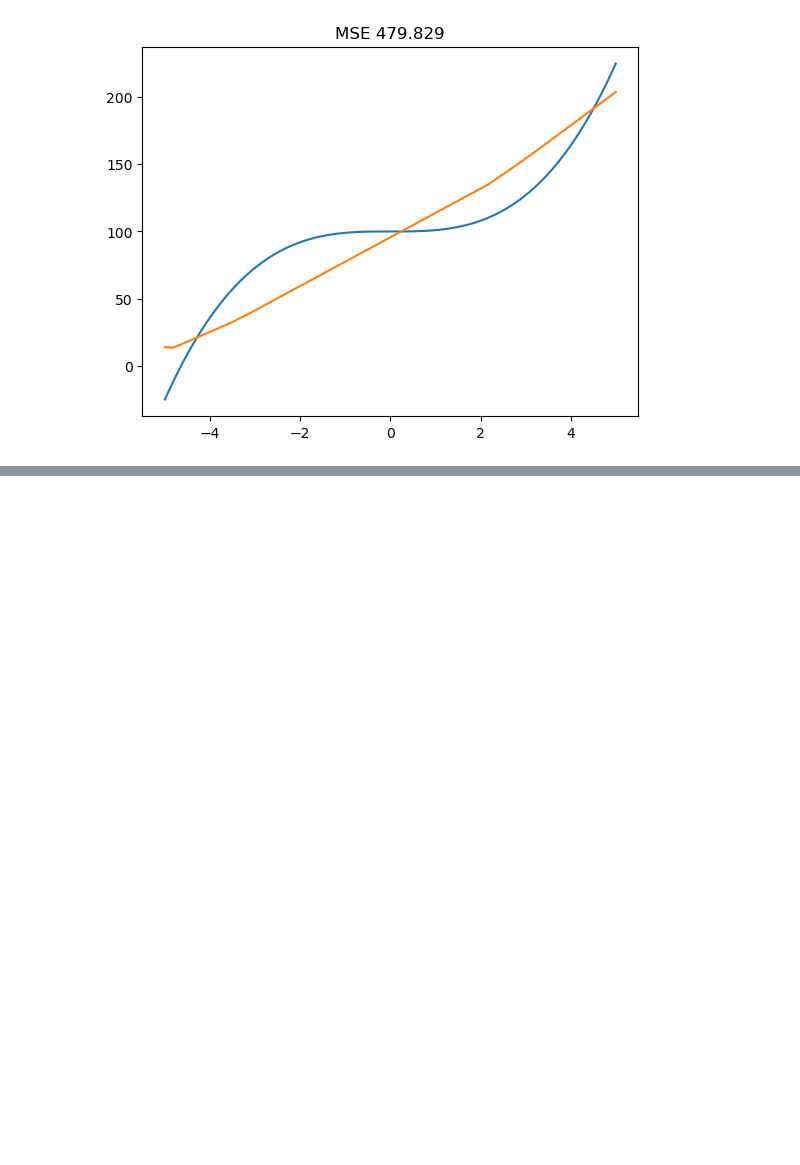
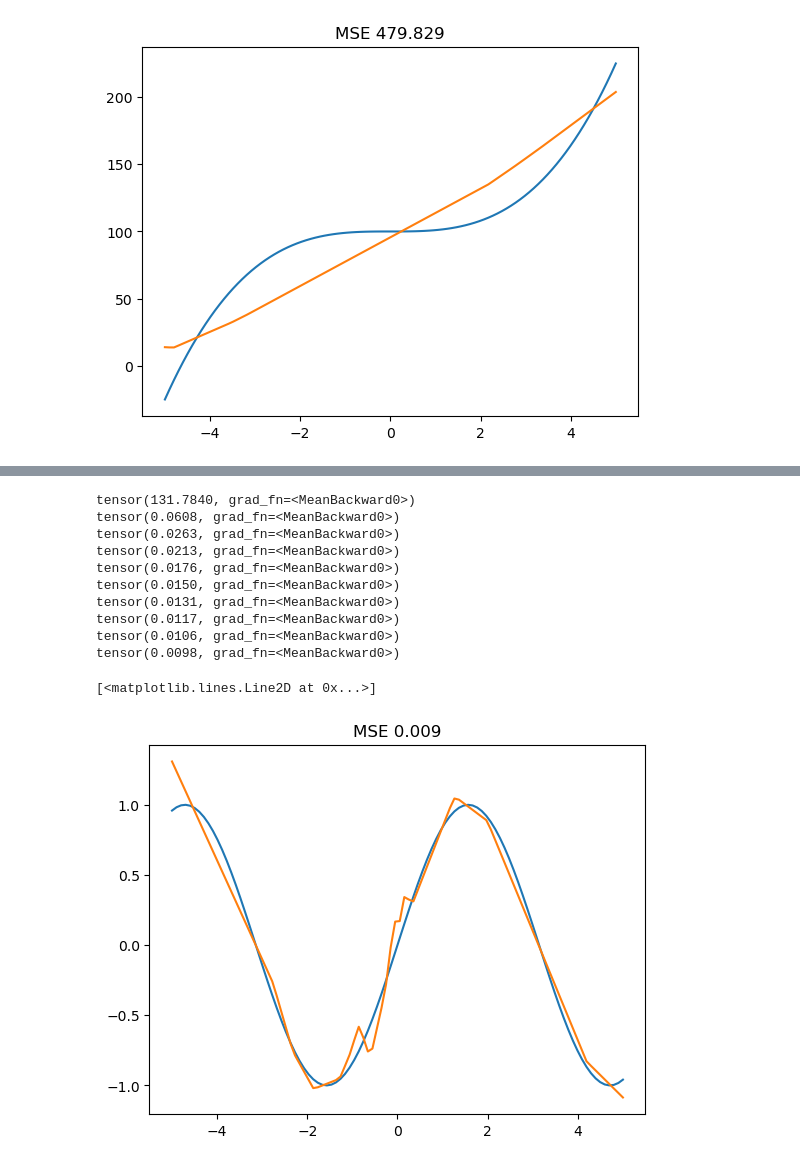
Before and after one commit to Daynil/course22, a Jupyter notebook: 04-experiments.ipynb, the cells around one changed output, grey strips where cells are left out. Drawn from its saved outputs; the diff is of its cells as text; code cells hidden in the pictures; blank space fills up the shorter version.

```diff
--- a/04-experiments.ipynb
+++ b/04-experiments.ipynb
@@ -397,0 +493,27 @@ Rectified linears seem incapable of bending downward, so they can't approximate
+# %%
+x = torch.linspace(-5, 5, 100)
+# actual = torch.sigmoid(x)
+actual = torch.sin(x)
+# actual = quadratic(x, torch.tensor([-3.0, 2.0, 1.0])) + 100
+# actual = x**3 + 100
+
+loss_function = mean_squared_error
+prediction = train_model(x, actual, 40, mean_squared_error, 0.001, 10000)
+# prediction = train_model(x, actual, loss_function, 0.01, 1000)
+
+plt.plot(x, actual)
+plt.title(f"MSE {round(loss_function(actual, prediction).item(), 3)}")
+plt.plot(x, prediction.detach().numpy())
+# %% [output]
+tensor(131.7840, grad_fn=<MeanBackward0>)
+tensor(0.0608, grad_fn=<MeanBackward0>)
+tensor(0.0263, grad_fn=<MeanBackward0>)
+tensor(0.0213, grad_fn=<MeanBackward0>)
+tensor(0.0176, grad_fn=<MeanBackward0>)
+tensor(0.0150, grad_fn=<MeanBackward0>)
+tensor(0.0131, grad_fn=<MeanBackward0>)
+tensor(0.0117, grad_fn=<MeanBackward0>)
+tensor(0.0106, grad_fn=<MeanBackward0>)
+tensor(0.0098, grad_fn=<MeanBackward0>)
+[<matplotlib.lines.Line2D at 0x...>]
+[figure, added]
```
Also changed, not shown: parts of 5 cells of this notebook.
